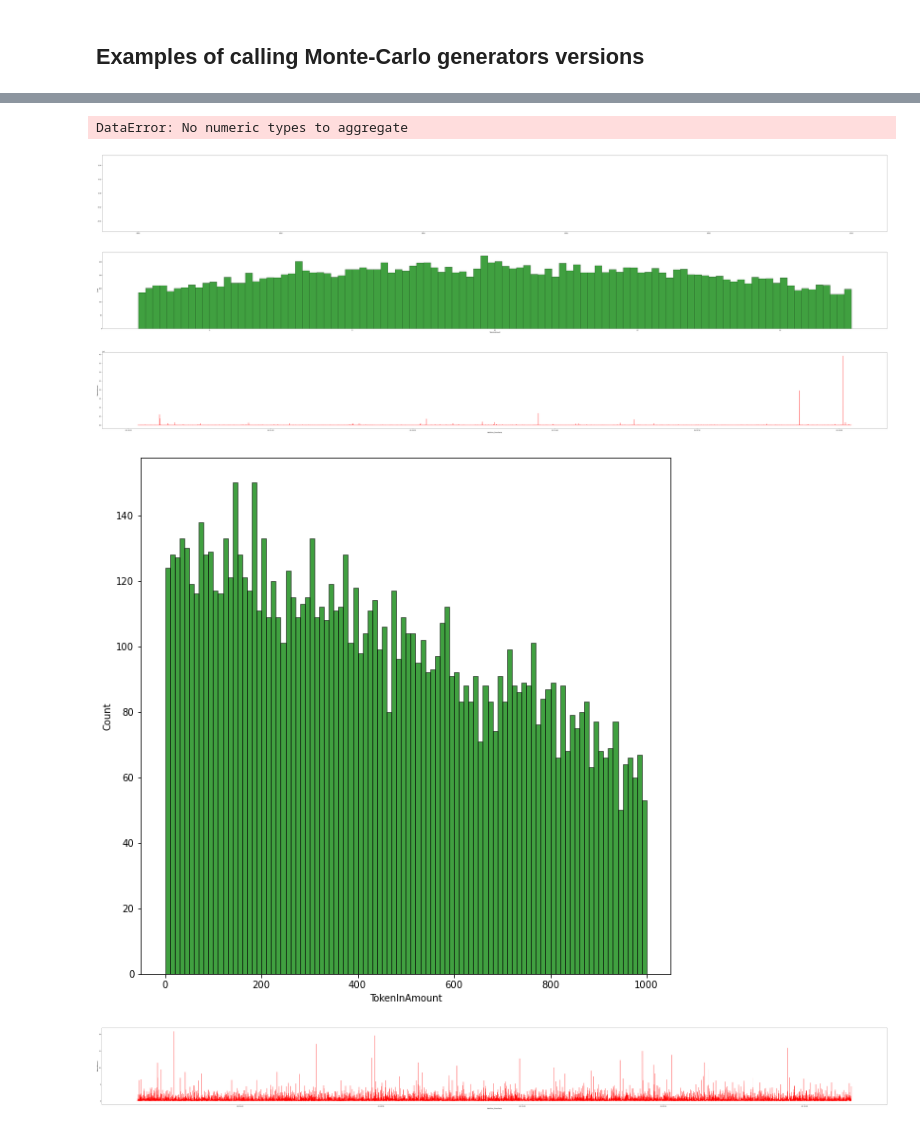
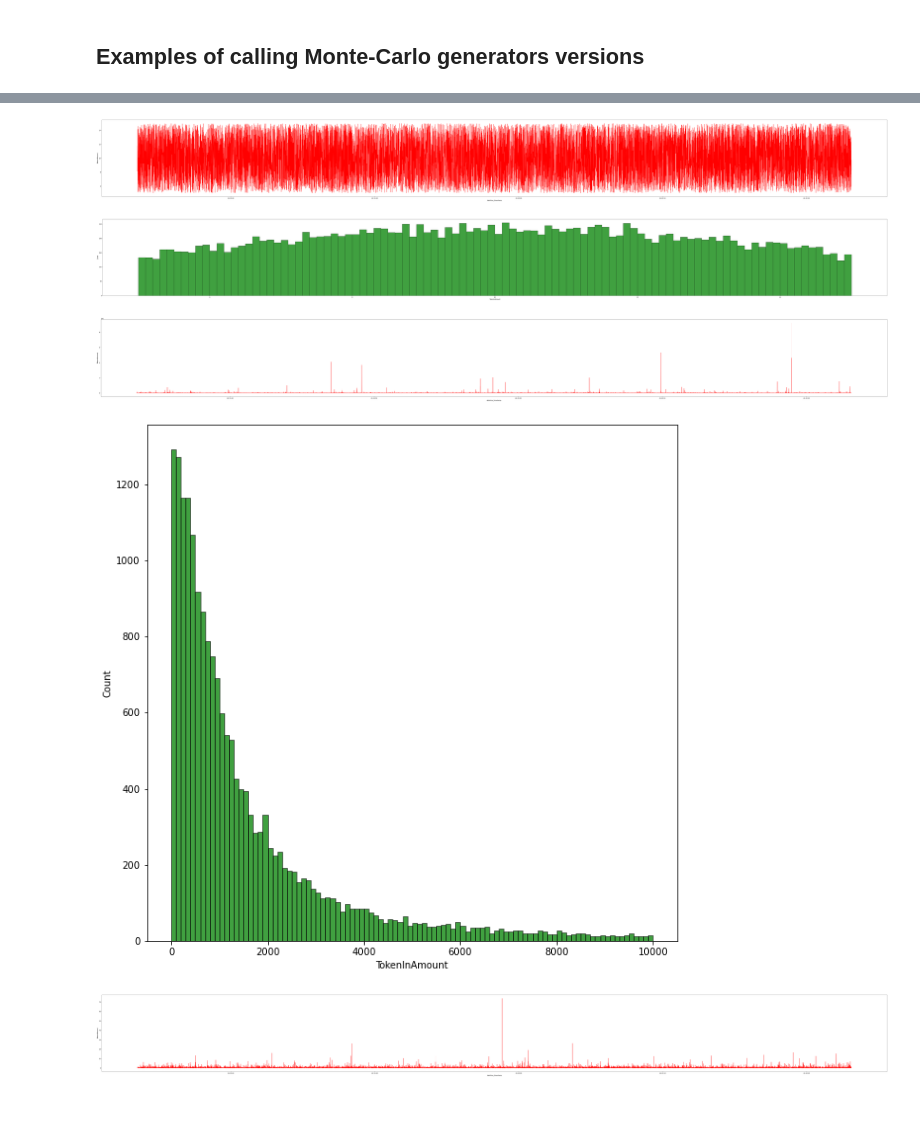
Before and after one commit to IX-Swap/data-science, a Jupyter notebook: Monte_carlo_versions.ipynb, the cells around one changed output, grey strips where cells are left out. Saved outputs shown, nothing was run; the diff lists cells and outputs as text; code cells hidden in the pictures.

```diff
--- a/Monte_carlo_versions.ipynb
+++ b/Monte_carlo_versions.ipynb
@@ -762,6 +762,9 @@ class Transaction:
 
 
     def to_record(self) -> np.array:
+        """
+        Transform transaction data into numpy array of data
+        """
         return np.array([
             self.datetime_timestamp,
             self.token_in,
@@ -855,11 +858,13 @@ class MonteCarloTransactionSimulator:
         Keyword arguments:
         filename (str) -- name of .csv file where to write data
         """
+        # vectorize all transactions into numpy matrix and then make dataframe out of it
         transactions_matrix = np.array([transaction.to_record() for transaction in self.transaction_history])
         transaction_history_df = pd.DataFrame(data=transactions_matrix, columns=[
             'datetime_timestamp', 'TokenIn', 'TokenInAmount', 'TokenOut', 'TokenOutAmount', 'Slope'
         ])
 
+        # fix transformation of numerical features into string at numpy stage to numerical again
         transaction_history_df['TokenInAmount'] = pd.to_numeric(transaction_history_df['TokenInAmount'])
         transaction_history_df['TokenOutAmount'] = pd.to_numeric(transaction_history_df['TokenOutAmount'])
 
@@ -871,12 +876,14 @@ class MonteCarloTransactionSimulator:
             transaction_history_df.to_csv(filename)
 
 
-    def form_dataframe(self) -> pd.DataFrame:
+    def get_dataframe(self) -> pd.DataFrame:
+        # vectorize all transactions into numpy matrix and then make dataframe out of it
         transactions_matrix = np.array([transaction.to_record() for transaction in self.transaction_history])
         transaction_history_df = pd.DataFrame(data=transactions_matrix, columns=[
             'datetime_timestamp', 'TokenIn', 'TokenInAmount', 'TokenOut', 'TokenOutAmount', 'Slope'
         ])
 
+        # fix transformation of numerical features into string at numpy stage to numerical again
         transaction_history_df['TokenInAmount'] = pd.to_numeric(transaction_history_df['TokenInAmount'])
         transaction_history_df['TokenOutAmount'] = pd.to_numeric(transaction_history_df['TokenOutAmount'])
 
@@ -909,6 +916,6 @@ for index in range(60*24*7):
     pareto_simulator.generate_transactions(current_iteration_timestamp)
     current_iteration_timestamp += timedelta(milliseconds=randrange(normal_simulator.frequency_generator.cycle_size))
 # %%
-normal_df = normal_simulator.form_dataframe()
-cauchy_df = cauchy_simulator.form_dataframe()
-pareto_df = pareto_simulator.form_dataframe()
+normal_df = normal_simulator.get_dataframe()
+cauchy_df = cauchy_simulator.get_dataframe()
+pareto_df = pareto_simulator.get_dataframe()
@@ -933,32 +924,31 @@ plt.figure(figsize=(100, 10))
 sns.lineplot(data=normal_df, x="datetime_timestamp", y="TokenInAmount", color='red')
 plt.show()
 # %% [output]
-DataError: No numeric types to aggregate
-[figure, old version]
+[figure, new version]
 # %%
 plt.figure(figsize=(100, 10))
 sns.histplot(data=normal_df, x="TokenInAmount", color='green', bins=100)
 plt.show()
 # %% [output]
-[figure, old version]
+[figure, new version]
 # %%
 plt.figure(figsize=(100, 10))
 sns.lineplot(data=cauchy_df, x="datetime_timestamp", y="TokenInAmount", color='red')
 plt.show()
 # %% [output]
-[figure, old version]
+[figure, new version]
 # %%
 plt.figure(figsize=(10, 10))
-sns.histplot(data=cauchy_df, x="TokenInAmount", color='green', bins=100, binrange=[0, 1000])
+sns.histplot(data=cauchy_df, x="TokenInAmount", color='green', bins=100, binrange=[0, 10000])
 plt.show()
 # %% [output]
-[figure, old version]
+[figure, new version]
 # %%
 plt.figure(figsize=(100, 10))
 sns.lineplot(data=pareto_df, x="datetime_timestamp", y="TokenInAmount", color='red')
 plt.show()
 # %% [output]
-[figure, old version]
+[figure, new version]
 # %%
 plt.figure(figsize=(10, 10))
 sns.histplot(data=pareto_df, x="TokenInAmount", color='green', bins=100)
```
Also changed, not shown: parts of 2 cells of this notebook.
